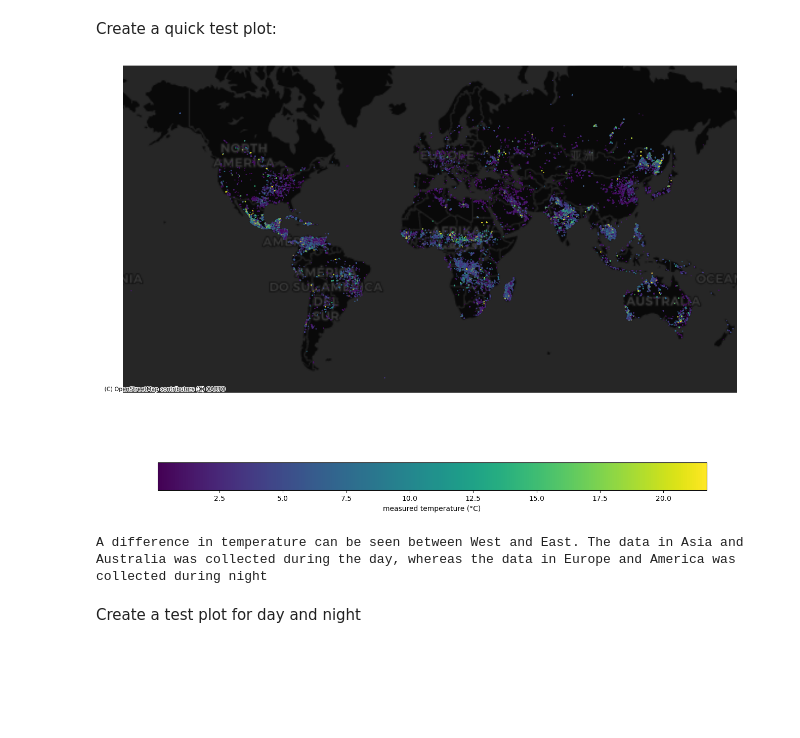
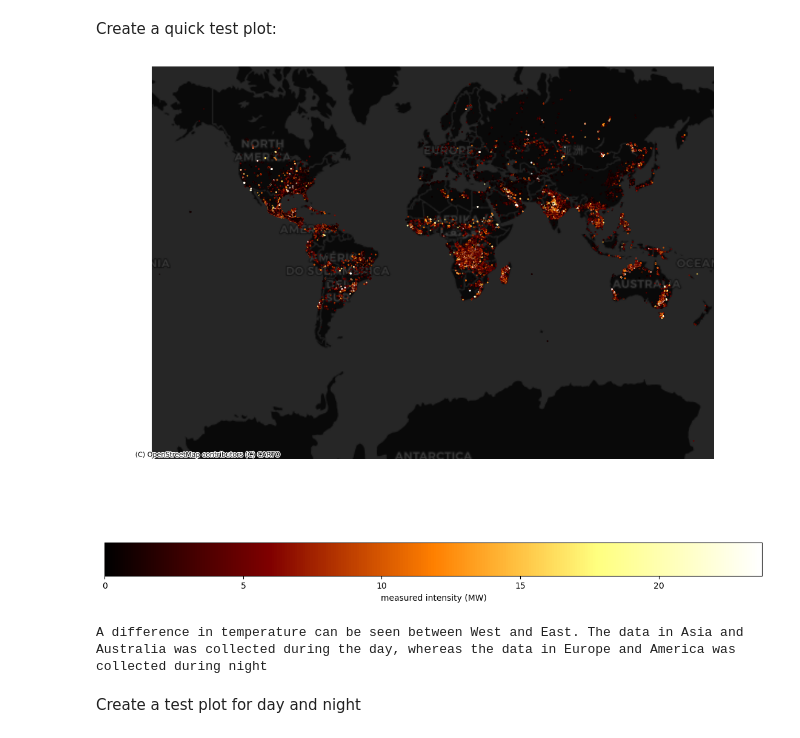
Before and after one commit to Goldmandli/Project_GEO876, a Jupyter notebook: notebooks/Project_Notebook.ipynb, the cells around one changed output. Saved outputs shown, nothing was run; the diff lists cells and outputs as text; code cells hidden in the pictures; blank space fills up the shorter version.

```diff
--- a/notebooks/Project_Notebook.ipynb
+++ b/notebooks/Project_Notebook.ipynb
@@ -247,35 +250,36 @@ Create a quick test plot:
 # Set CRS to Web Mercator to match contextily basemap
 gdf_viirs = gdf_viirs.to_crs(epsg=3857)
 
 # Create the initial plot
 fig, ax = plt.subplots(figsize=(20, 12))
 
 vmax = np.percentile(gdf_viirs["intensity_mv"], 95)
 
 # Plot the data
 gdf_viirs.plot(ax=ax,
                column="intensity_mv",
                legend=True,
                alpha=0.5,
                markersize=1,
                vmax=vmax,
+               cmap="afmhot",
                legend_kwds={
-                   "label": "measured temperature (°C)",
+                   "label": "measured intensity (MW)",
                    "orientation": "horizontal",
                    "shrink":0.7
     })
 
 # Add a basemap
 ctx.add_basemap(ax=ax, source=ctx.providers.CartoDB.DarkMatter)
 
 # Hide axes
 ax.set_axis_off()
 plt.show()
 
 print("A difference in temperature can be seen between West and East. " \
 "The data in Asia and Australia was collected during the day, whereas the data in Europe and America was collected during night")
 # %% [output]
-[figure, old version]
+[figure, new version]
 A difference in temperature can be seen between West and East. The data in Asia and Australia was collected during the day, whereas the data in Europe and America was collected during night
 # %% [markdown]
 Create a test plot for day and night
```
Also changed, not shown: parts of 14 cells of this notebook.
